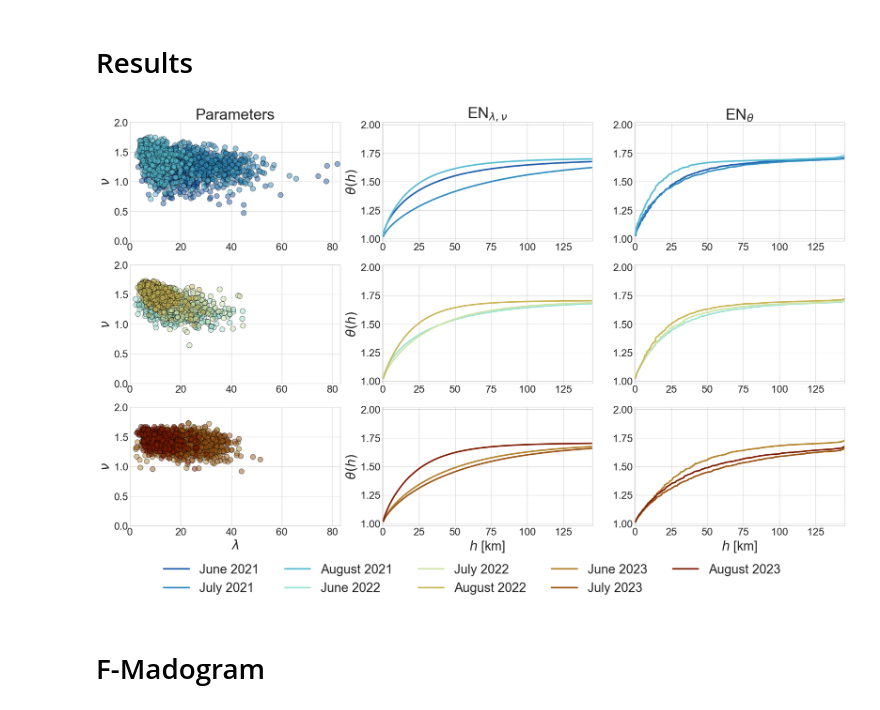
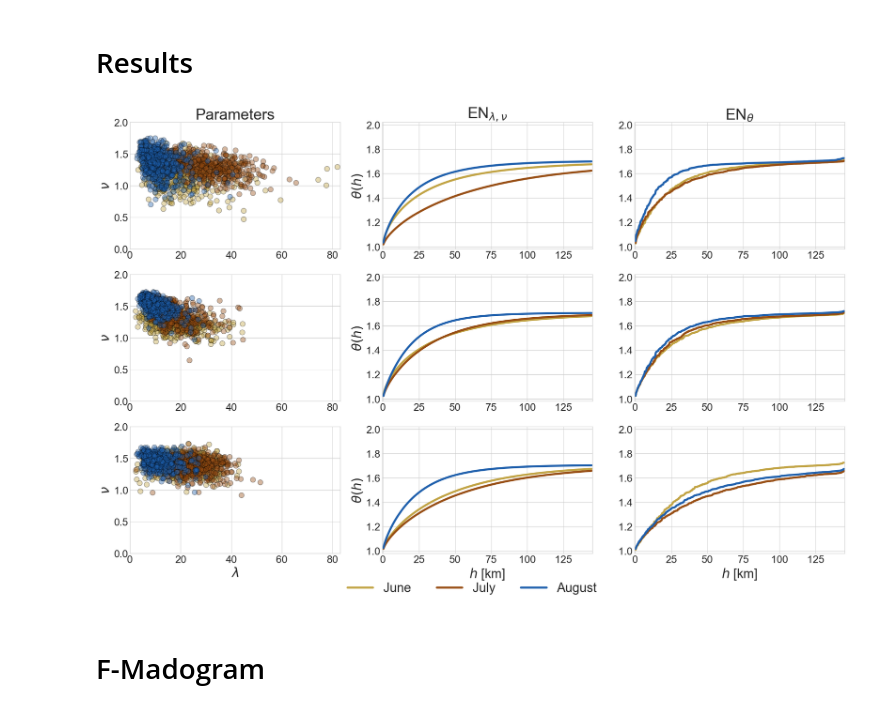
Before and after one commit to cbuelt/spatio-temporal-extremes, a Jupyter notebook: application/plots.ipynb, the cells around one changed output. Saved outputs shown, nothing was run; the diff lists cells and outputs as text; code cells hidden in the pictures.

```diff
--- a/application/plots.ipynb
+++ b/application/plots.ipynb
@@ -32,7 +32,7 @@ fontsize = 28
 axsize = 25
 legendsize = 20
 titlesize = 30
-lw = 2.5
+lw = 4
 # %%
 ## Coordinates
 lons = np.linspace(6.38,7.48,30)
@@ -128,8 +128,8 @@ cnn_direct = np.load(f"../data/application/results/{model}_cnn_es_theta.npy")
 cnn_direct_mean = aggregate_direct_estimation(estimation = cnn_direct)
 # %%
 plt.style.use('seaborn-v0_8-whitegrid')
-colors = [cmap(x) for x in np.linspace(0.1,0.99,9)]
-labels = ["June 2021", "July 2021", "August 2021", "June 2022", "July 2022", "August 2022", "June 2023", "July 2023", "August 2023"]
+colors = [cmap(0.7), cmap(0.9), cmap(0.1)]
+labels = ["June", "July", "August"]
 h = np.arange(0.1,42.5+0.1,0.1)
 # %%
 h_plot = h * 3.4
@@ -138,41 +138,44 @@ fig, axs = plt.subplots(3,3, figsize = (25,15))
 for j in range(3):
     for i in range((j*3), (j+1)*3):
         # Scatter plot
-        axs[j,0].scatter(x = cnn_es[i,0], y = cnn_es[i,1], s = 100, edgecolor = "black", color = colors[i], alpha = 0.5)
+        axs[j,0].scatter(x = cnn_es[i,0], y = cnn_es[i,1], s = 100, edgecolor = "black", color = colors[i-3*j], alpha = 0.4)
         axs[j,0].set_ylabel(r"$\nu$", fontsize = axsize)
         axs[j,0].tick_params(axis='both', labelsize=ticksize)
         axs[j,0].set_xlim([0,np.round(cnn_es[:,0].max()+ 1.5,0)])
         axs[j,0].set_ylim([0,2])
         #axs[j,0].legend(fontsize = legendsize)
 
 
         # Sample based extremal coefficient
-        axs[j,1].plot(h_plot, sample_extremal_coefficient(h, model, cnn_es[i,0], cnn_es[i,1]), lw = 3, color = colors[i])
+        axs[j,1].plot(h_plot, sample_extremal_coefficient(h, model, cnn_es[i,0], cnn_es[i,1]), lw = lw, color = colors[i-3*j])
         axs[j,1].set_ylabel(r"$\theta(h)$", fontsize = axsize)
         axs[j,1].tick_params(axis='both', labelsize=ticksize)
         axs[j,1].set_ylim([0.98,2.02])
         axs[j,1].set_xlim([-0.5,145])
 
         # Direct extremal coefficient
-        axs[j,2].plot(h_plot, cnn_direct_mean[i], lw = 3, label = labels[i], color = colors[i])
+        if j == 2:
+            axs[j,2].plot(h_plot, cnn_direct_mean[i], lw = lw, color = colors[i-3*j], label = labels[i-3*j])
+        else:
+            axs[j,2].plot(h_plot, cnn_direct_mean[i], lw = lw, color = colors[i-3*j])
         #axs[j,1].set_ylabel(r"$\theta(h)$", fontsize = axsize)
         axs[j,2].tick_params(axis='both', labelsize=ticksize)
         axs[j,2].set_ylim([0.98,2.02])
         axs[j,2].set_xlim([-0.5,145])
 
 axs[0,0].set_title("Parameters", fontsize = titlesize)
 axs[0,1].set_title(r"EN$_{\lambda, \nu}$", fontsize = titlesize)
 axs[0,2].set_title(r"EN$_{\theta}$", fontsize = titlesize)
 axs[2,0].set_xlabel(r"$\lambda$", fontsize = axsize)
 axs[2,1].set_xlabel(r"$h$ [km]", fontsize = axsize)
 axs[2,2].set_xlabel(r"$h$ [km]", fontsize = axsize)
 
-fig.subplots_adjust(bottom=0.15)
-fig.legend(loc='lower center', ncols = 5, fontsize = axsize)
+fig.subplots_adjust(bottom=0.1)
+fig.legend(loc='lower center', ncols = 3, fontsize = axsize)
 
 plt.savefig(plot_path + f"application_estimate_{model}.pdf", bbox_inches = "tight")
 # %% [output]
-[figure, old version]
+[figure, new version]
 # %% [markdown]
 # F-Madogram
 # %%
```
Also changed, not shown: parts of 6 cells of this notebook, 6 other files.
